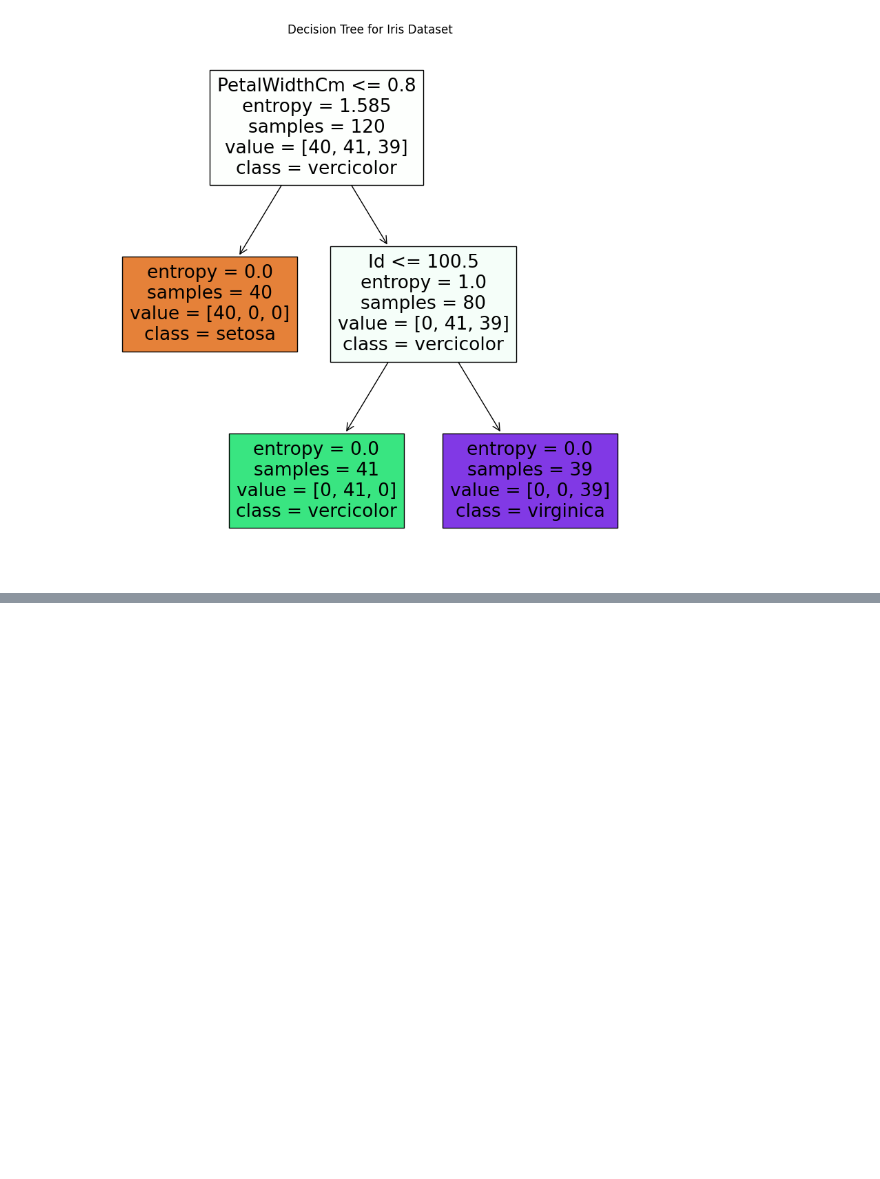
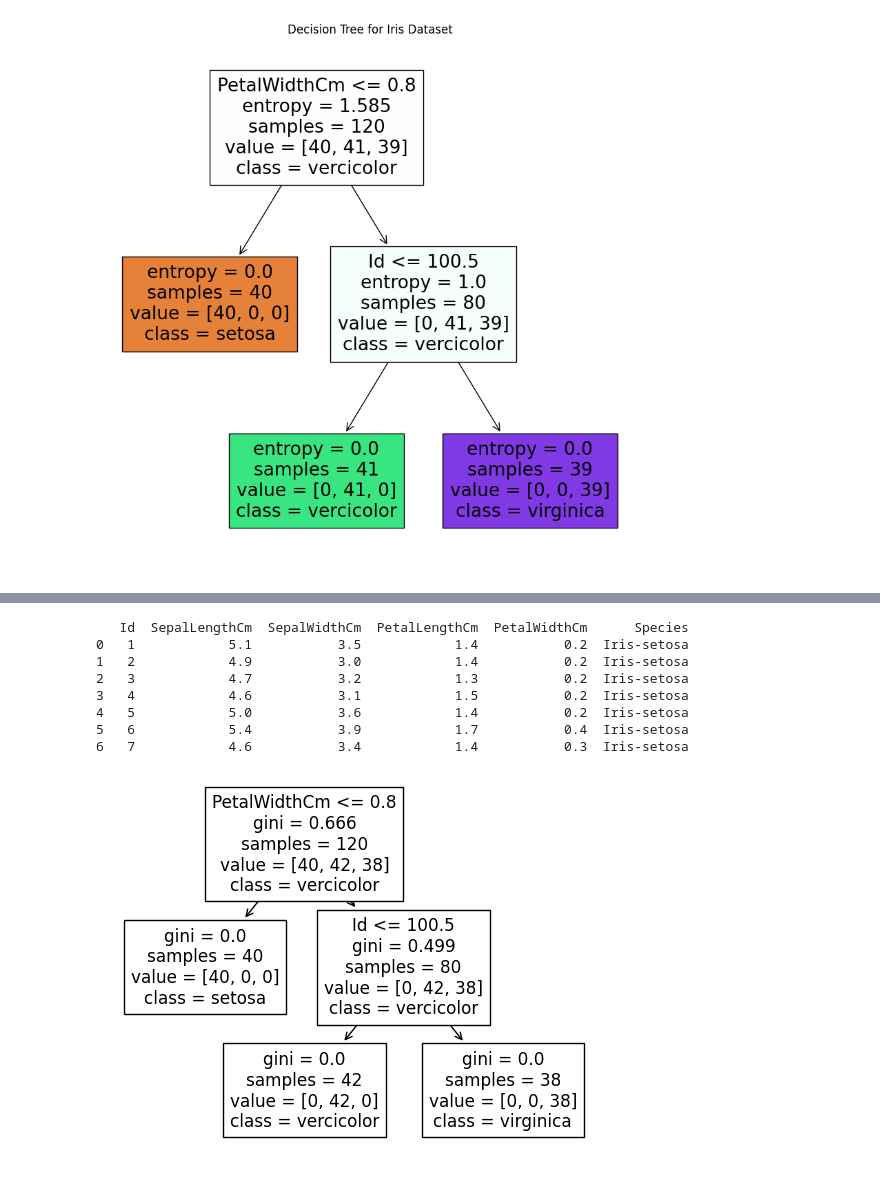
Before and after one commit to himanshuxgit/aml, a Jupyter notebook: ID3.ipynb, the cells around one changed output, grey strips where cells are left out. Drawn from its saved outputs; the diff is of its cells as text; code cells hidden in the pictures; blank space fills up the shorter version.

```diff
--- a/ID3.ipynb
+++ b/ID3.ipynb
@@ -77,0 +76,25 @@ Confusion Matrix:
+# %%
+import pandas as pd
+from sklearn.model_selection import train_test_split
+from sklearn.tree import DecisionTreeClassifier,plot_tree
+from sklearn.metrics import accuracy_score,confusion_matrix
+from sklearn.preprocessing import LabelEncoder
+import matplotlib.pyplot as plt
+df = pd.read_csv('Iris.csv')
+print(df.head(7))
+x,y=df.drop('Species',axis=1),LabelEncoder().fit_transform(df['Species'])
+x_train,x_test,y_train,y_test=train_test_split(x,y,test_size=0.2)
+dtree=DecisionTreeClassifier().fit(x_train,y_train)
+y_pred=dtree.predict(x_test)
+plot_tree(dtree,feature_names=df.columns[:-1],class_names=["setosa","vercicolor","virginica"])
+plt.show()
+# %% [output]
+   Id  SepalLengthCm  SepalWidthCm  PetalLengthCm  PetalWidthCm      Species
+0   1            5.1           3.5            1.4           0.2  Iris-setosa
+1   2            4.9           3.0            1.4           0.2  Iris-setosa
+2   3            4.7           3.2            1.3           0.2  Iris-setosa
+3   4            4.6           3.1            1.5           0.2  Iris-setosa
+4   5            5.0           3.6            1.4           0.2  Iris-setosa
+5   6            5.4           3.9            1.7           0.4  Iris-setosa
+6   7            4.6           3.4            1.4           0.3  Iris-setosa
+[figure, added]
```
Also changed, not shown: parts of 1 cell of this notebook, 5 other files.
